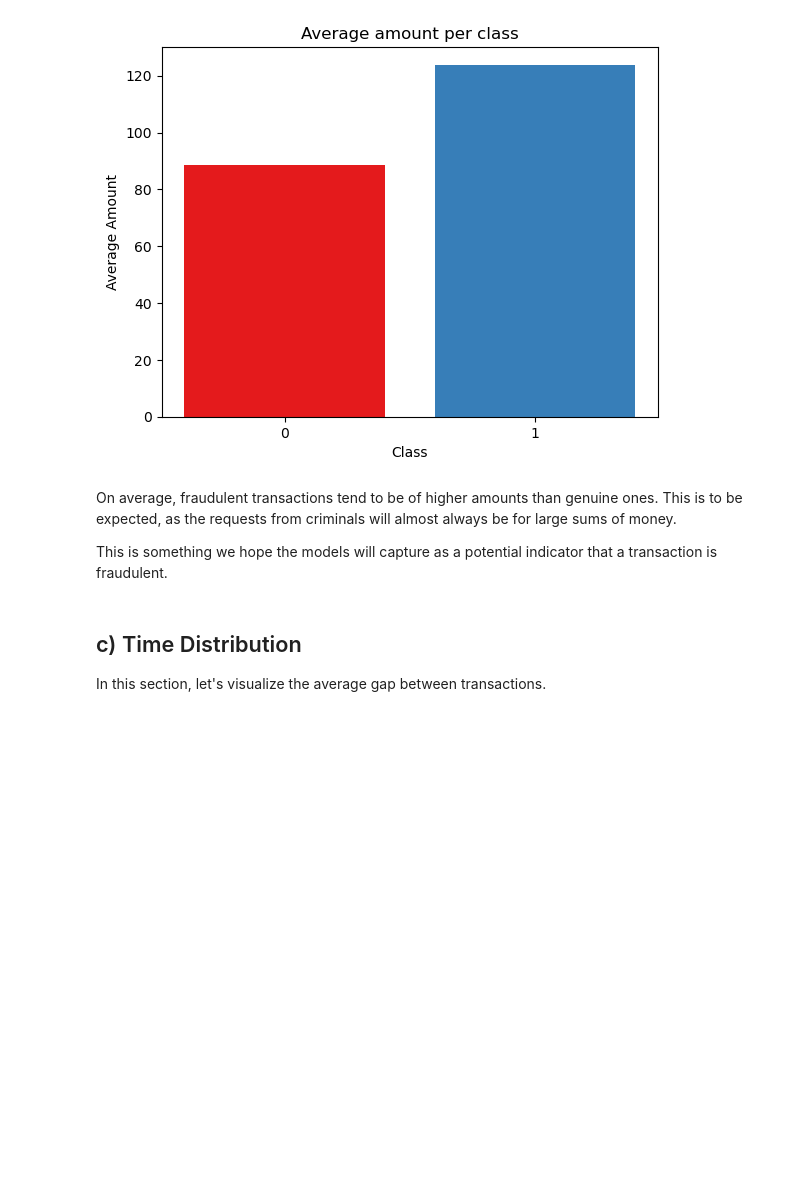
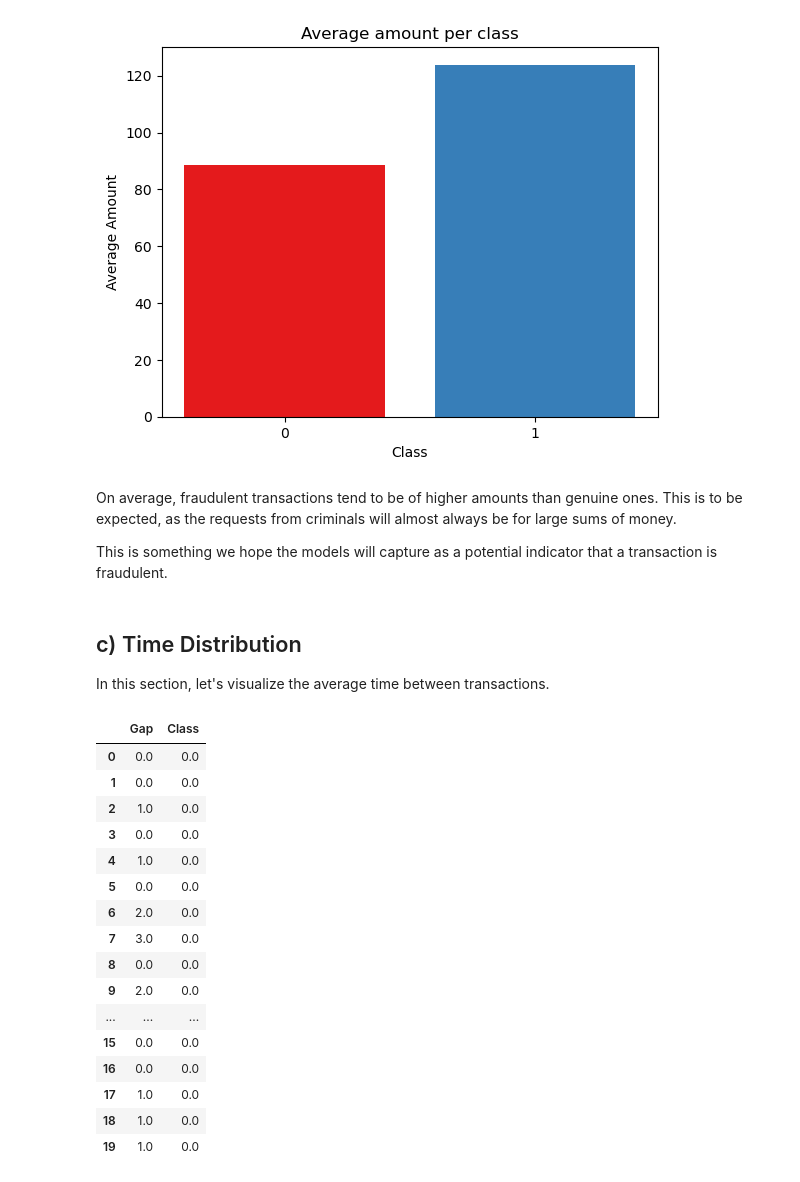
Before and after one commit to NgundoMuithya/Kaggle_Credit_Card_Fraud_Detection, a Jupyter notebook: notebook.ipynb, the cells around one changed output. Drawn from its saved outputs; the diff is of its cells as text; code cells hidden in the pictures; blank space fills up the shorter version.

```diff
--- a/notebook.ipynb
+++ b/notebook.ipynb
@@ -281,4 +281,36 @@ This is something we hope the models will capture as a potential indicator that
 # %% [markdown]
 ## c) Time Distribution
 
-In this section, let's visualize the average gap between transactions.
+In this section, let's visualize the average time between transactions.
+# %%
+gaps = []
+classes = []
+
+for index, row in cleaned_data[['Time', 'Class']].iterrows():
+    if index == 0:
+        gaps.append(row['Time'])
+    else:
+        gaps.append(row['Time'] - cleaned_data['Time'].iloc[index - 1])
+    classes.append(row['Class'])
+
+gap_df = pd.DataFrame({'Gap': gaps, 'Class': classes})
+
+gap_df.head()
+# %% [output]
+|  | Gap | Class |
+| 0 | 0.0 | 0.0 |
+| 1 | 0.0 | 0.0 |
+| 2 | 1.0 | 0.0 |
+| 3 | 0.0 | 0.0 |
+| 4 | 1.0 | 0.0 |
+| 5 | 0.0 | 0.0 |
+| 6 | 2.0 | 0.0 |
+| 7 | 3.0 | 0.0 |
+| 8 | 0.0 | 0.0 |
+| 9 | 2.0 | 0.0 |
+| ... | ... | ... |
+| 15 | 0.0 | 0.0 |
+| 16 | 0.0 | 0.0 |
+| 17 | 1.0 | 0.0 |
+| 18 | 1.0 | 0.0 |
+| 19 | 1.0 | 0.0 |
```
Also changed, not shown: parts of 3 cells of this notebook.
